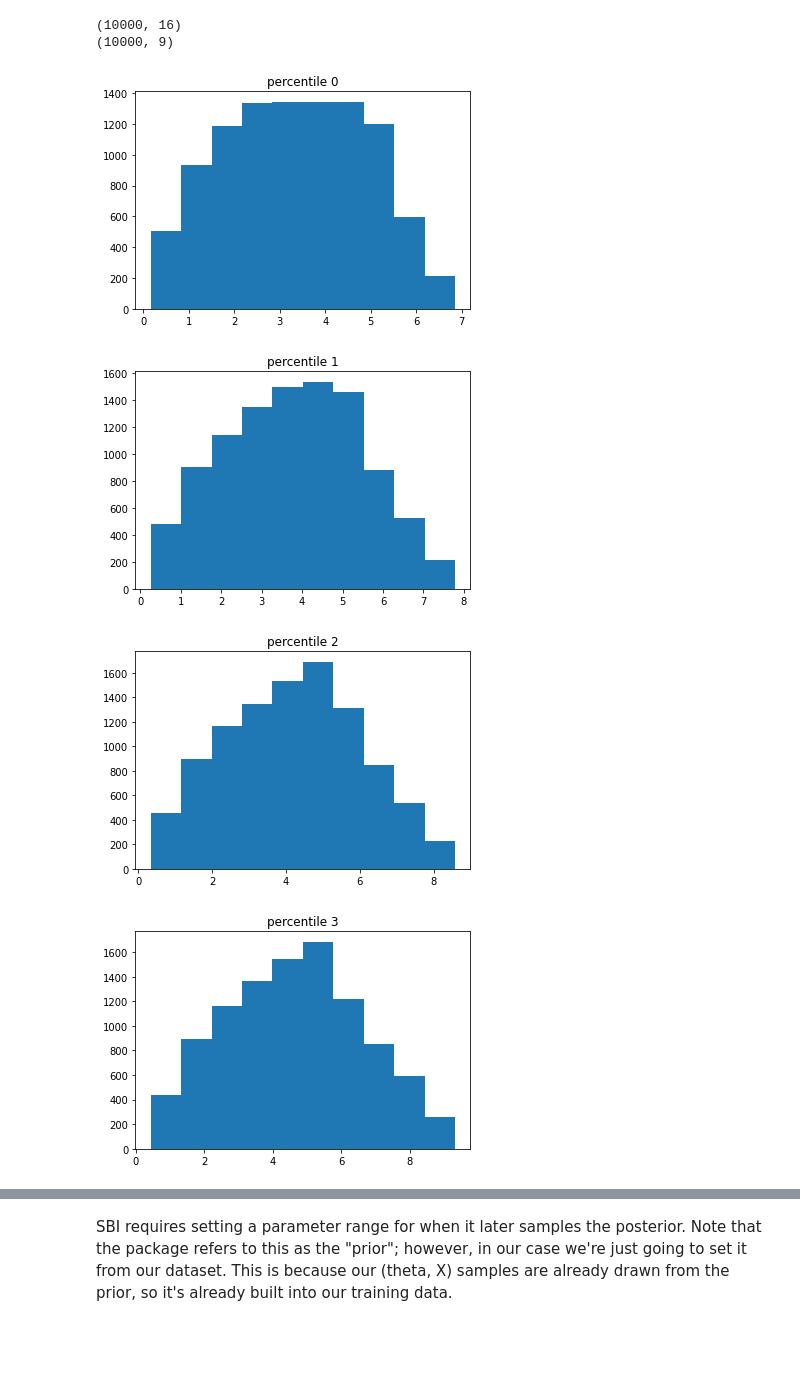
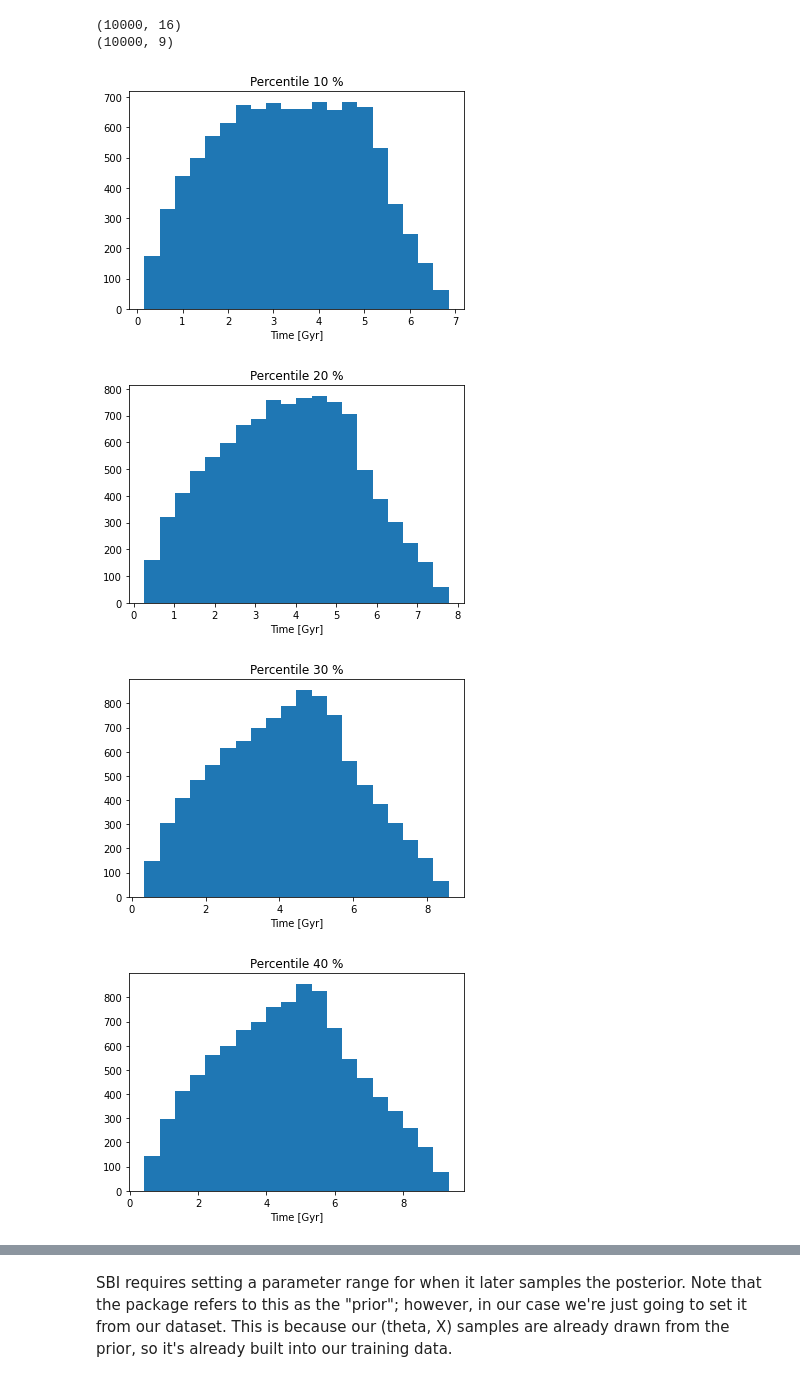
Before and after one commit to patriglesias/SBI_SFHs, a Jupyter notebook: SNPE/simple_posterior_estimation.ipynb, the cells around one changed output, grey strips where cells are left out. Cells and saved outputs as stored; diff of their text form; code cells hidden in the pictures; blank space fills up the shorter version.

```diff
--- a/SNPE/simple_posterior_estimation.ipynb
+++ b/SNPE/simple_posterior_estimation.ipynb
@@ -33,29 +34,30 @@ print(np.shape(percentiles))
 (10000, 9)
 # %%
 #percentiles well distributed ¿?
-"""for i in range(9):
-    plt.hist(percentiles[:,i])
-    plt.title('percentile '+str(i))
+for i in range(9):
+    plt.hist(percentiles[:,i],bins=20)
+    plt.title('Percentile '+str((i+1)*10)+' %')
+    plt.xlabel('Time [Gyr]')
     plt.show()
-"""
-"""for j in np.arange(0,1000,100):
-    plt.plot(percentiles[j,:],np.arange(10,100,10),'.-',label='index '+str(j))
+
+"""for j in np.arange(0,10000):
+    plt.plot(percentiles[j,:],np.arange(10,100,10),'.-',label='index '+str(j),color='b')
 plt.title('Real percentiles')
-plt.show()
+plt.show()"""
 
-for j in np.arange(9000,10000,100):
+"""for j in np.arange(9000,10000,100):
     plt.plot(percentiles[j,:],np.arange(10,100,10),'.-',label='index '+str(j))
 plt.title('Real percentiles')
 plt.show()"""
 
 #latent components not
 """for i in range(16):
     plt.hist(latents[:,i],bins=40,label='l'+str(i+1))
 #plt.legend()
 plt.title('latent components ')
 plt.show()"""
 # %% [output]
-[figure, old version]
+[figure, new version]
-[figure, old version]
+[figure, new version]
-[figure, old version]
+[figure, new version]
-[figure, old version]
+[figure, new version]
```
Also changed, not shown: parts of 21 cells of this notebook, 14 other files.
